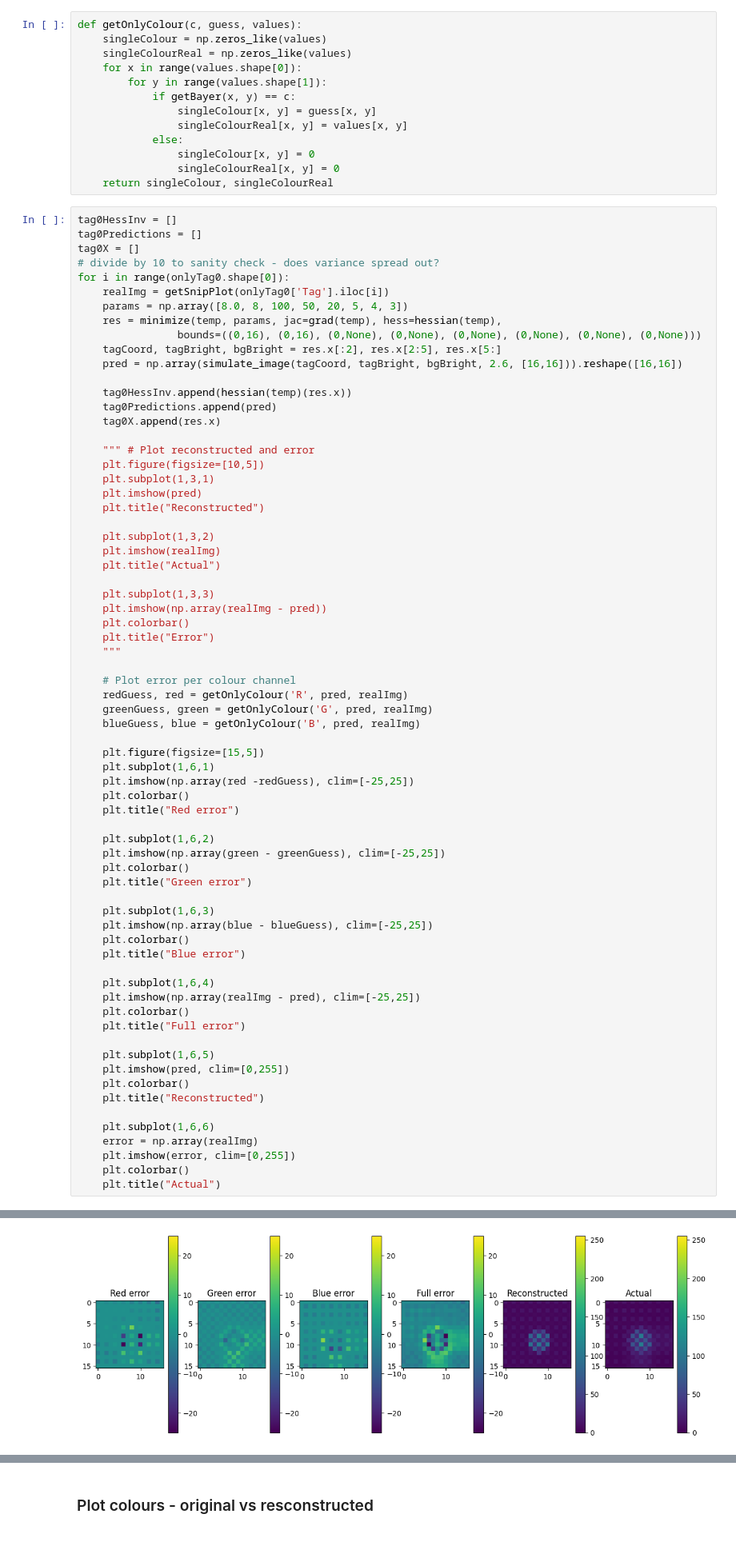
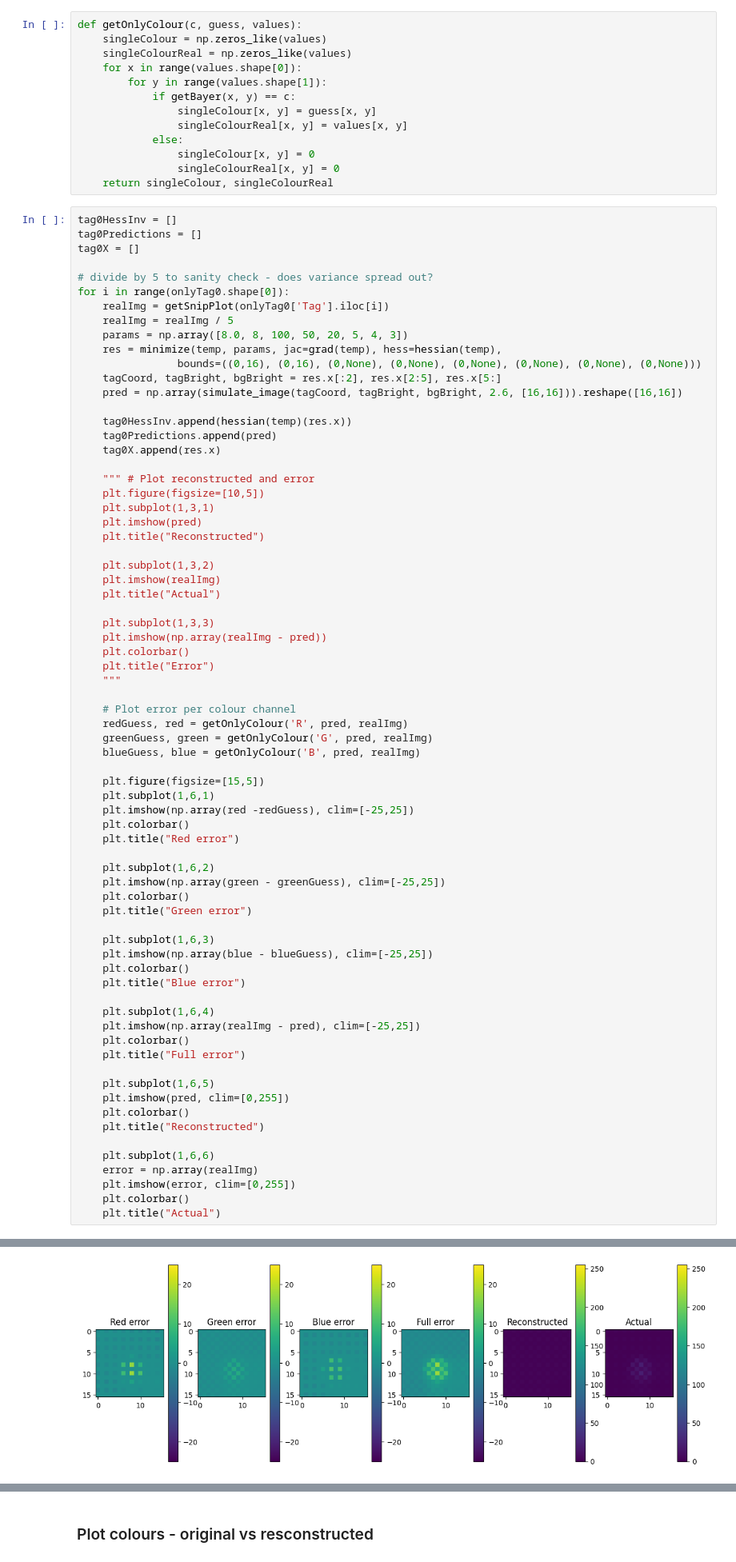
Before and after one commit to acb21kb/bumblebee-tags, a Jupyter notebook: open_files.ipynb, the cells around one changed output, grey strips where cells are left out. Shown at 80% size. Saved outputs shown, nothing was run; the diff lists cells and outputs as text.

```diff
--- a/open_files.ipynb
+++ b/open_files.ipynb
@@ -430,9 +430,11 @@ def getOnlyColour(c, guess, values):
 tag0HessInv = []
 tag0Predictions = []
 tag0X = []
-# divide by 10 to sanity check - does variance spread out?
+
+# divide by 5 to sanity check - does variance spread out?
 for i in range(onlyTag0.shape[0]):
     realImg = getSnipPlot(onlyTag0['Tag'].iloc[i])
+    realImg = realImg / 5
     params = np.array([8.0, 8, 100, 50, 20, 5, 4, 3])
     res = minimize(temp, params, jac=grad(temp), hess=hessian(temp),
                 bounds=((0,16), (0,16), (0,None), (0,None), (0,None), (0,None), (0,None), (0,None)))
@@ -500 +502 @@ for i in range(onlyTag0.shape[0]):
-[figure, old version]
+[figure, new version]
```
Also changed, not shown: parts of 13 cells of this notebook.
